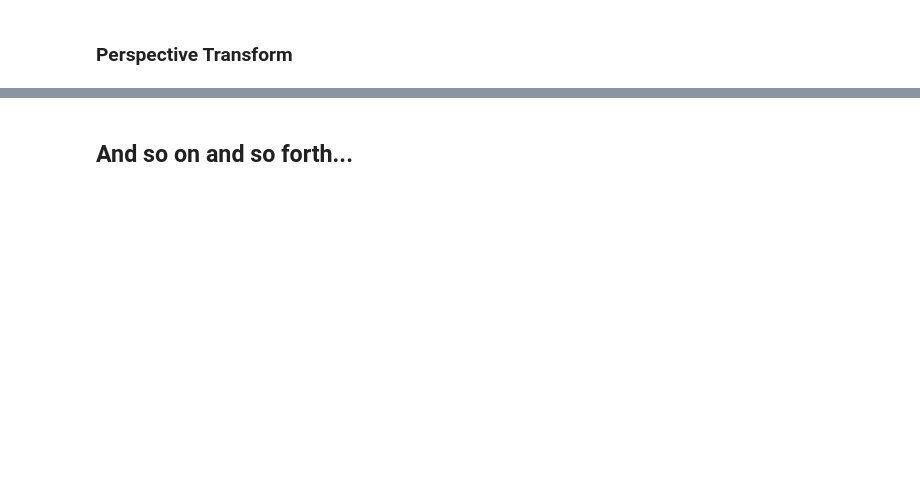
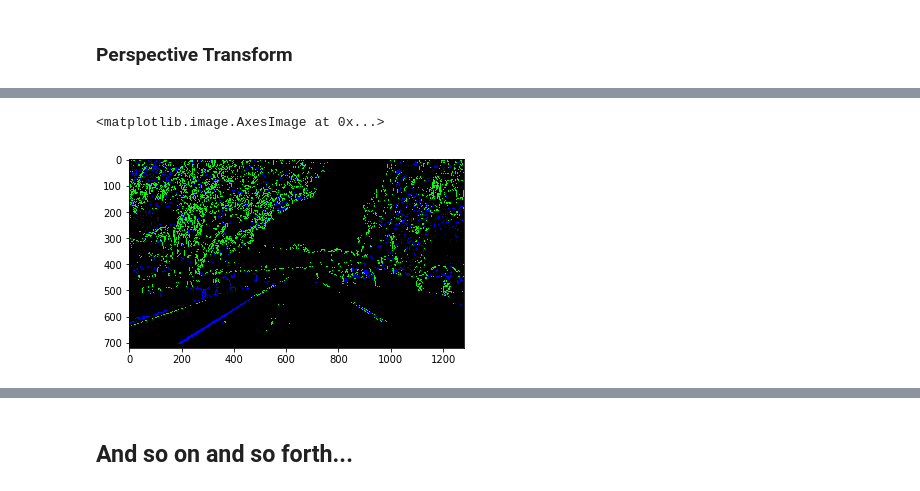
Before and after one commit to gwwang16/CarND-Advanced-Lane-Lines, a Jupyter notebook: lane_finding.ipynb, the cells around one changed output, grey strips where cells are left out. Saved outputs shown, nothing was run; the diff lists cells and outputs as text; code cells hidden in the pictures; blank space fills up the shorter version.

```diff
--- a/lane_finding.ipynb
+++ b/lane_finding.ipynb
@@ -154,0 +214,38 @@ plt.subplots_adjust(left=0., right=1, top=0.9, bottom=0.)
+# %%
+img = cv2.imread('./test_images/test5.jpg')
+undistorted = cv2.undistort(img, mtx, dist, None, mtx)
+
+# Edit this function to create your own pipeline.
+def pipeline(img, s_thresh=(170, 255), sx_thresh=(20, 100)):
+    # Convert to HLS color space and separate the V channel
+    hls = cv2.cvtColor(img, cv2.COLOR_BGR2HLS)#.astype(np.float)
+    l_channel = hls[:,:,1]
+    s_channel = hls[:,:,2]
+
+    # Sobel x
+    sobelx = cv2.Sobel(l_channel, cv2.CV_64F, 1, 0, ksize=5) # Take the derivative in x
+    abs_sobelx = np.absolute(sobelx) # Absolute x derivative to accentuate lines away from horizontal
+    scaled_sobel = np.uint8(255*abs_sobelx/np.max(abs_sobelx))
+    # Threshold x gradient
+    sxbinary = np.zeros_like(scaled_sobel)
+    sxbinary[(scaled_sobel >= sx_thresh[0]) & (scaled_sobel <= sx_thresh[1])] = 1
+
+    # Mag sobel
+
+    # Threshold color channel
+    s_binary = np.zeros_like(s_channel)
+    s_binary[(s_channel >= s_thresh[0]) & (s_channel <= s_thresh[1])] = 1
+    # Stack each channel
+    # Note color_binary[:, :, 0] is all 0s, effectively an all black image. It might
+    # be beneficial to replace this channel with something else.
+    color_binary = np.dstack((np.zeros_like(sxbinary), sxbinary, s_binary)) * 255
+
+    combined_binary = np.zeros_like(sxbinary)
+    combined_binary[(s_binary == 1) | (sxbinary == 1)] = 1
+    return color_binary, combined_binary
+
+color_binary, combined_binary = pipeline(undistorted, s_thresh=(170,250), sx_thresh=(30,100))
+plt.imshow(color_binary)
+# %% [output]
+<matplotlib.image.AxesImage at 0x...>
+[figure, added]
```
Also changed, not shown: parts of 30 cells of this notebook, 2 other files.
